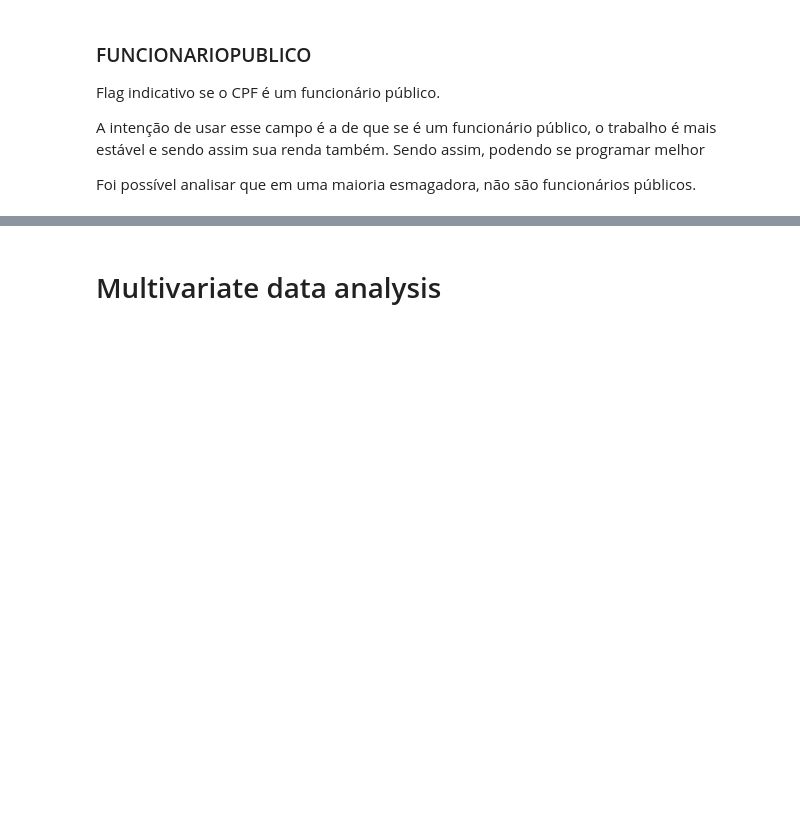
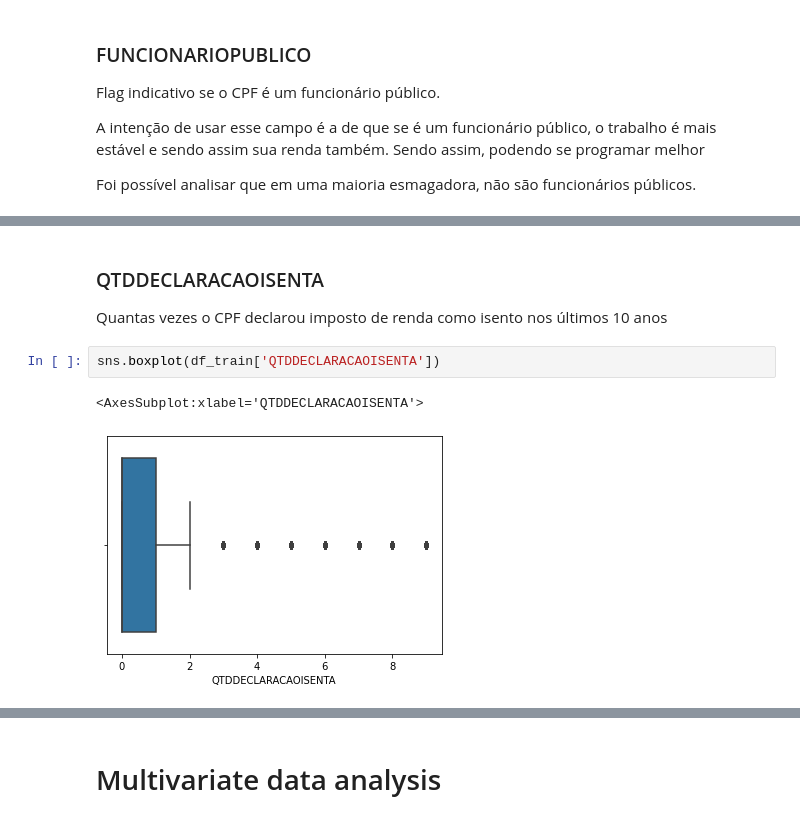
Before and after one commit to ednakatani/Data-Science, a Jupyter notebook: DS_project.ipynb, the cells around one changed output, grey strips where cells are left out. Drawn from its saved outputs; the diff is of its cells as text; blank space fills up the shorter version.

```diff
--- a/DS_project.ipynb
+++ b/DS_project.ipynb
@@ -237,0 +258,9 @@ sns.countplot(df_train['FUNCIONARIOPUBLICO'])
+# %% [markdown]
+### QTDDECLARACAOISENTA
+
+Quantas vezes o CPF declarou imposto de renda como isento nos últimos 10 anos
+# %%
+sns.boxplot(df_train['QTDDECLARACAOISENTA'])
+# %% [output]
+<AxesSubplot:xlabel='QTDDECLARACAOISENTA'>
+[figure, added]
```
Also changed, not shown: parts of 17 cells of this notebook.
